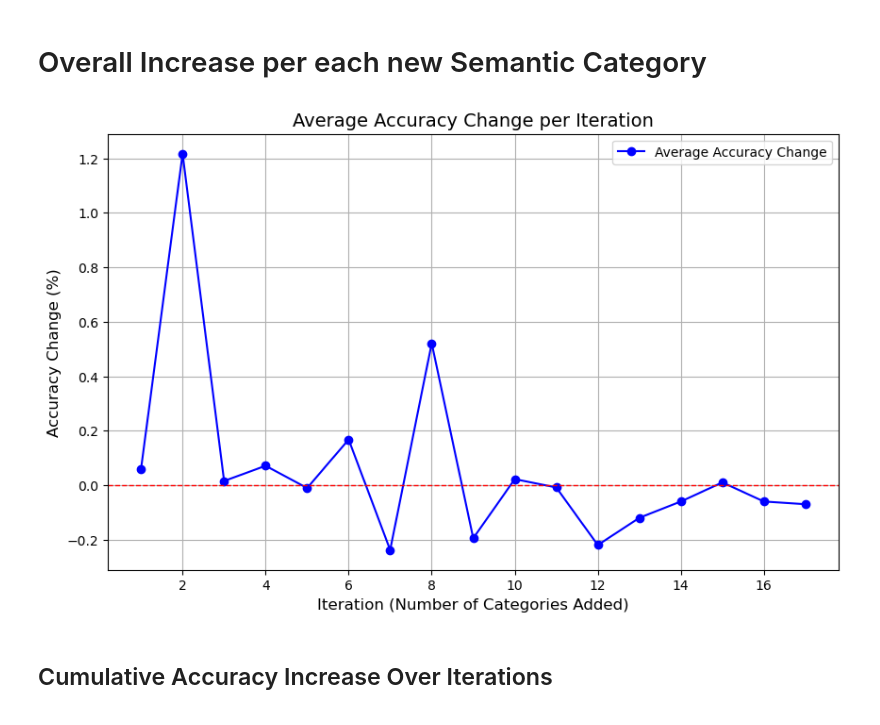
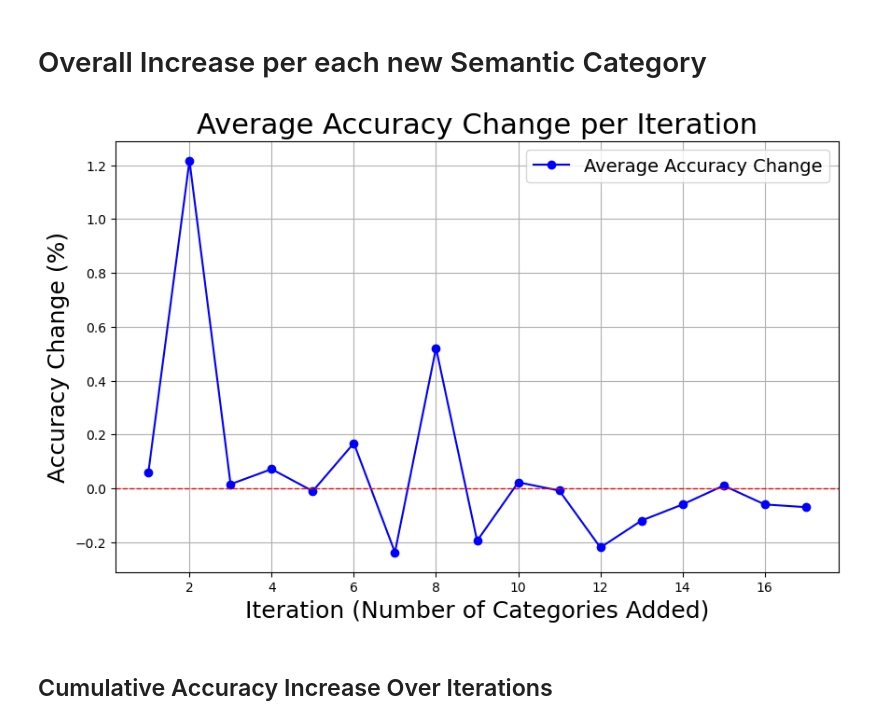
Before and after one commit to Pomu-io/CLIP_category_singularity, a Jupyter notebook: Tested_Datasets_and_Graphing/Analysis_Without_ImagePicture_Of.ipynb, the cells around one changed output. Saved outputs shown, nothing was run; the diff lists cells and outputs as text; code cells hidden in the pictures.

```diff
--- a/Tested_Datasets_and_Graphing/Analysis_Without_ImagePicture_Of.ipynb
+++ b/Tested_Datasets_and_Graphing/Analysis_Without_ImagePicture_Of.ipynb
@@ -4403,7 +4403,7 @@ print(", ".join([value for values in SA92.values() for value in values]))
 # %% [output]
 Seahorse, Seahorses, Large Seahorse, Large Seahorses, Nudibranch, Nudibranchss, Large Nudibranchs, Large Nudibranchss, Sea Urchin, Sea Urchinss, Large Sea Urchins, Large Sea Urchinss, Octopus, Octopus ...
 # %%
-San15 = {key: value + [f"Small {key}"] for key, value in SA92.items()}
+SA115 = {key: value + [f"Small {key}"] for key, value in SA92.items()}
 
 print(", ".join([value for values in San15.values() for value in values]))
 
@@ -6466,38 +6466,38 @@ data = {
     "Flowers10": flowers10_accList,
     "Food10": food10_accList,
     "Fruits10": fruits10_accList,
     "Food34": food34_accList,
     "Weather11": weather11_accList,
     "Animal80": animal80_accList,
     "SeaAnimals23": seaAnimals23_accList,
     "Pests12": pests12_accList,
     "Animals15": animals15_accList,
     "Dog10": dog10_accList,
     "Apparel24": apparel24_accList,
     "Cars50": car50_accList,
     "Reptiles10": reptiles10_accList,
     "Sports22": sports22_accList,
     "Animals64": animals64_accList,
 }
 
 df = pd.DataFrame(data)
 
 df_diff = df.diff().iloc[1:]  # First row will be NaN because there's no previous value
 df_diff["Average Change"] = df_diff.mean(axis=1)
 
 plt.figure(figsize=(10, 6))
 plt.plot(df_diff.index, df_diff["Average Change"], marker='o', label='Average Accuracy Change', color='blue')
 
 plt.axhline(0, color='red', linestyle='--', linewidth=1)
-plt.xlabel('Iteration (Number of Categories Added)', fontsize=12)
-plt.ylabel('Accuracy Change (%)', fontsize=12)
-plt.title('Average Accuracy Change per Iteration', fontsize=14)
+plt.xlabel('Iteration (Number of Categories Added)', fontsize=18)
+plt.ylabel('Accuracy Change (%)', fontsize=18)
+plt.title('Average Accuracy Change per Iteration', fontsize=22)
 plt.grid(True)
-plt.legend(fontsize=10)
+plt.legend(fontsize=14)
 
 plt.show()
 # %% [output]
-[figure, old version]
+[figure, new version]
 # %% [markdown]
 ## Cumulative Accuracy Increase Over Iterations
 # %%
```
Also changed, not shown: parts of 5 cells of this notebook, 8 other files.
